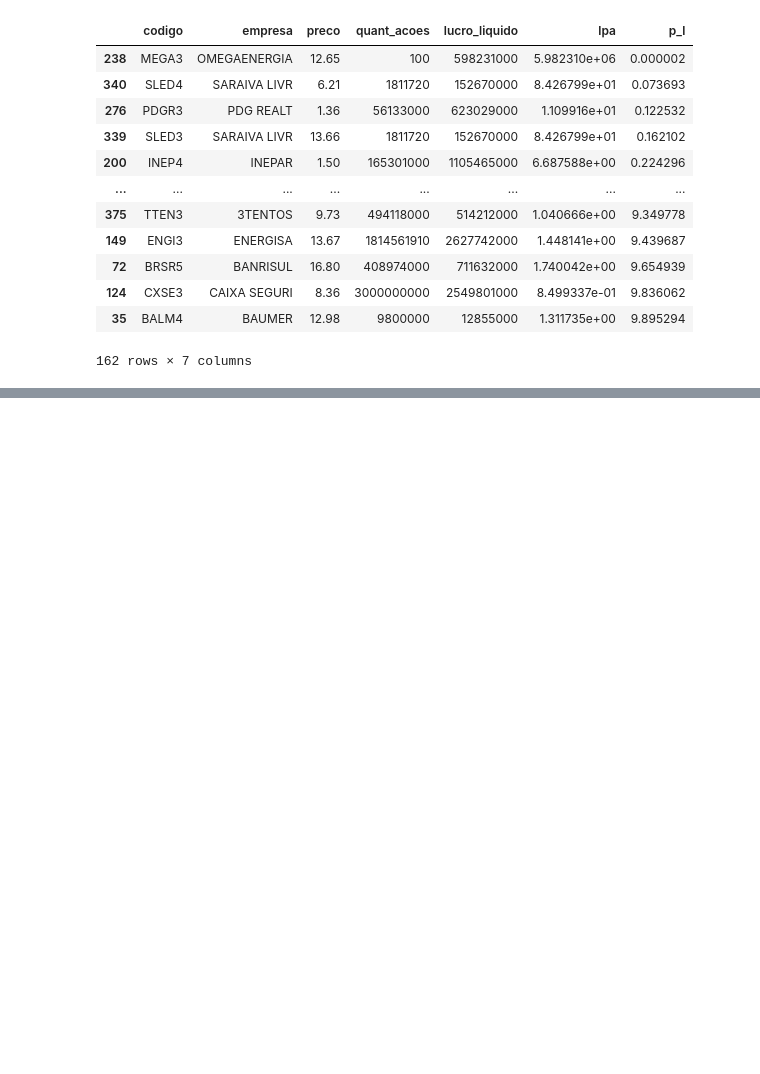
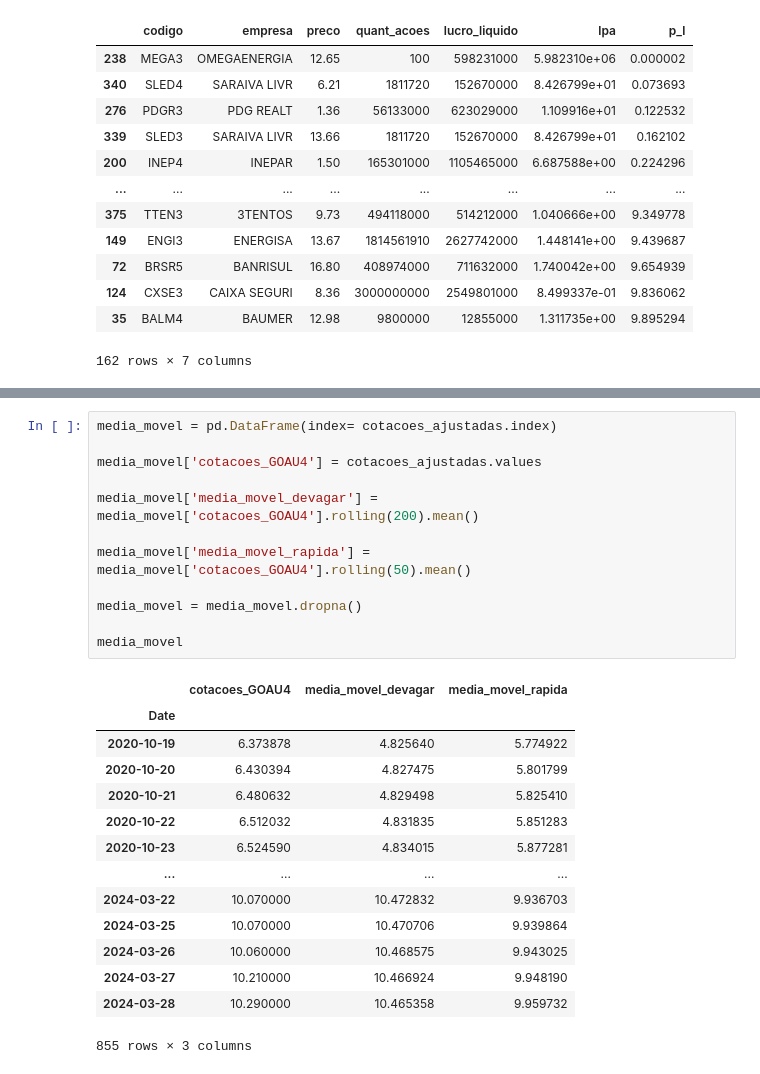
Before and after one commit to hg-kaua/CodeToCoin, a Jupyter notebook: Analysis/intro.ipynb, the cells around one changed output, grey strips where cells are left out. Cells and saved outputs as stored; diff of their text form; blank space fills up the shorter version.

```diff
--- a/Analysis/intro.ipynb
+++ b/Analysis/intro.ipynb
@@ -228,0 +256,27 @@ melhores_empresas
+# %%
+media_movel = pd.DataFrame(index= cotacoes_ajustadas.index)
+
+media_movel['cotacoes_GOAU4'] = cotacoes_ajustadas.values
+
+media_movel['media_movel_devagar'] = media_movel['cotacoes_GOAU4'].rolling(200).mean()
+
+media_movel['media_movel_rapida'] = media_movel['cotacoes_GOAU4'].rolling(50).mean()
+
+media_movel = media_movel.dropna()
+
+media_movel
+# %% [output]
+|  | cotacoes_GOAU4 | media_movel_devagar | media_movel_rapida |
+| Date |  |  |  |
+| 2020-10-19 | 6.373878 | 4.825640 | 5.774922 |
+| 2020-10-20 | 6.430394 | 4.827475 | 5.801799 |
+| 2020-10-21 | 6.480632 | 4.829498 | 5.825410 |
+| 2020-10-22 | 6.512032 | 4.831835 | 5.851283 |
+| 2020-10-23 | 6.524590 | 4.834015 | 5.877281 |
+| ... | ... | ... | ... |
+| 2024-03-22 | 10.070000 | 10.472832 | 9.936703 |
+| 2024-03-25 | 10.070000 | 10.470706 | 9.939864 |
+| 2024-03-26 | 10.060000 | 10.468575 | 9.943025 |
+| 2024-03-27 | 10.210000 | 10.466924 | 9.948190 |
+| 2024-03-28 | 10.290000 | 10.465358 | 9.959732 |
+855 rows × 3 columns
```
Also changed, not shown: parts of 3 cells of this notebook.
